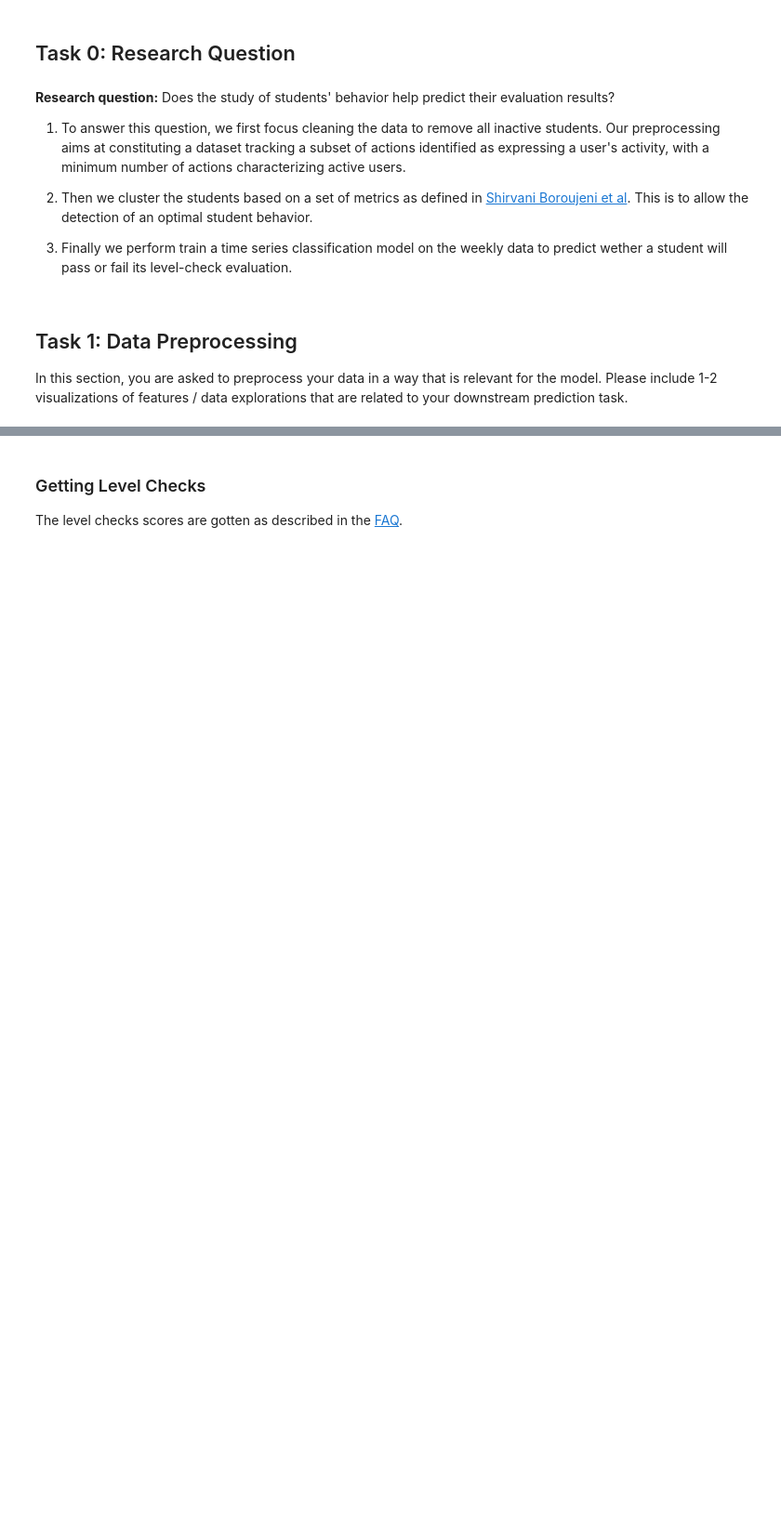
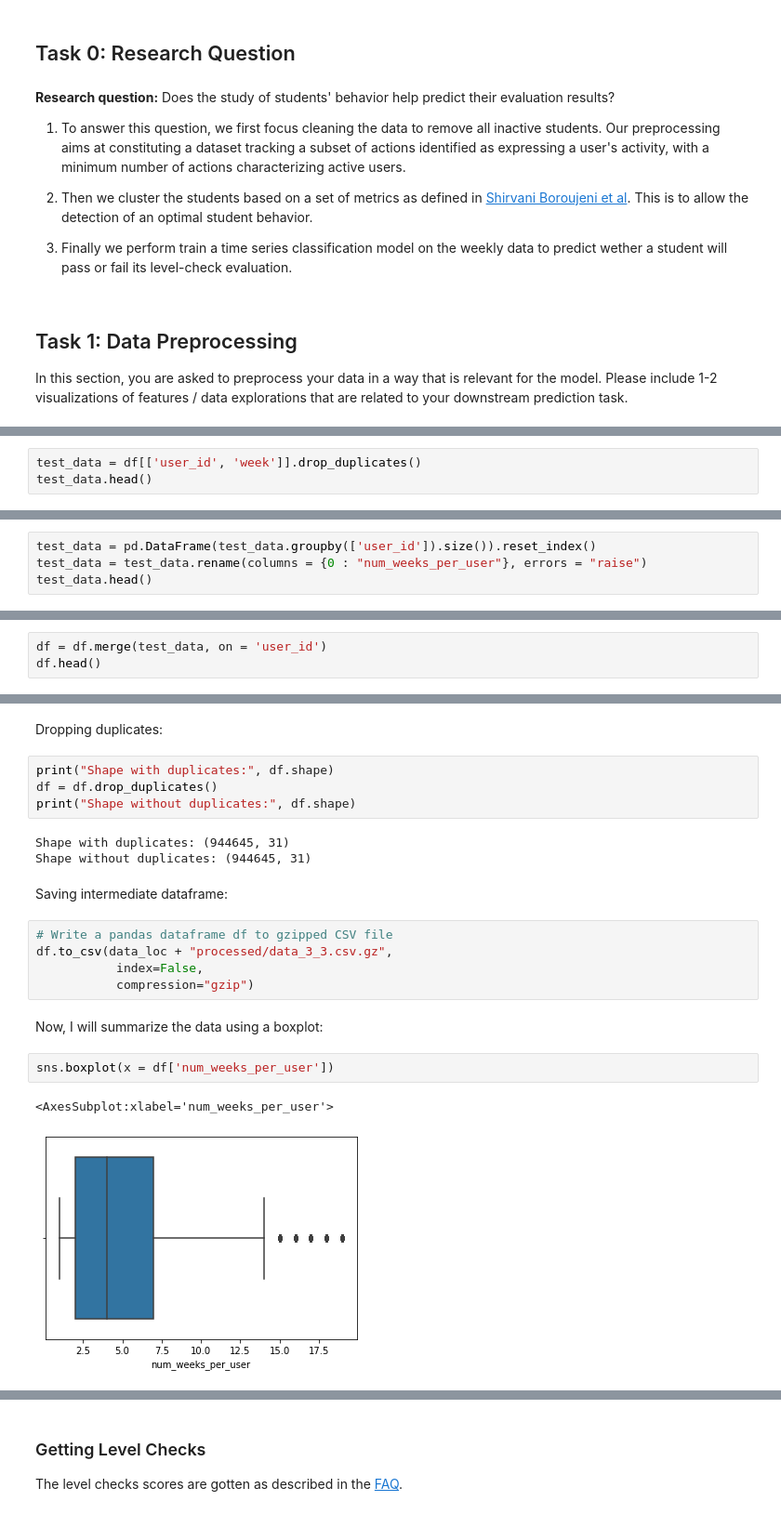
Before and after one commit to ML4BD/milestone-4-roguesgallery, a Jupyter notebook: notebooks/Milestone04/m4_lernnavi_276507.ipynb, the cells around one changed output, grey strips where cells are left out. Shown at 93% size. Cells and saved outputs as stored; diff of their text form; blank space fills up the shorter version.

```diff
--- a/notebooks/Milestone04/m4_lernnavi_276507.ipynb
+++ b/notebooks/Milestone04/m4_lernnavi_276507.ipynb
@@ -52,0 +553,3 @@ In this section, you are asked to preprocess your data in a way that is relevant
+# %%
+test_data = df[['user_id', 'week']].drop_duplicates()
+test_data.head()
@@ -52,0 +563,4 @@ In this section, you are asked to preprocess your data in a way that is relevant
+# %%
+test_data = pd.DataFrame(test_data.groupby(['user_id']).size()).reset_index()
+test_data = test_data.rename(columns = {0 : "num_weeks_per_user"}, errors = "raise")
+test_data.head()
@@ -52,0 +585,3 @@ In this section, you are asked to preprocess your data in a way that is relevant
+# %%
+df = df.merge(test_data, on = 'user_id')
+df.head()
@@ -52,0 +596,23 @@ In this section, you are asked to preprocess your data in a way that is relevant
+# %% [markdown]
+Dropping duplicates:
+# %%
+print("Shape with duplicates:", df.shape)
+df = df.drop_duplicates()
+print("Shape without duplicates:", df.shape)
+# %% [output]
+Shape with duplicates: (944645, 31)
+Shape without duplicates: (944645, 31)
+# %% [markdown]
+Saving intermediate dataframe:
+# %%
+# Write a pandas dataframe df to gzipped CSV file
+df.to_csv(data_loc + "processed/data_3_3.csv.gz",
+           index=False,
+           compression="gzip")
+# %% [markdown]
+Now, I will summarize the data using a boxplot:
+# %%
+sns.boxplot(x = df['num_weeks_per_user'])
+# %% [output]
+<AxesSubplot:xlabel='num_weeks_per_user'>
+[figure, added]
```
Also changed, not shown: parts of 233 cells of this notebook, 1 other file.
